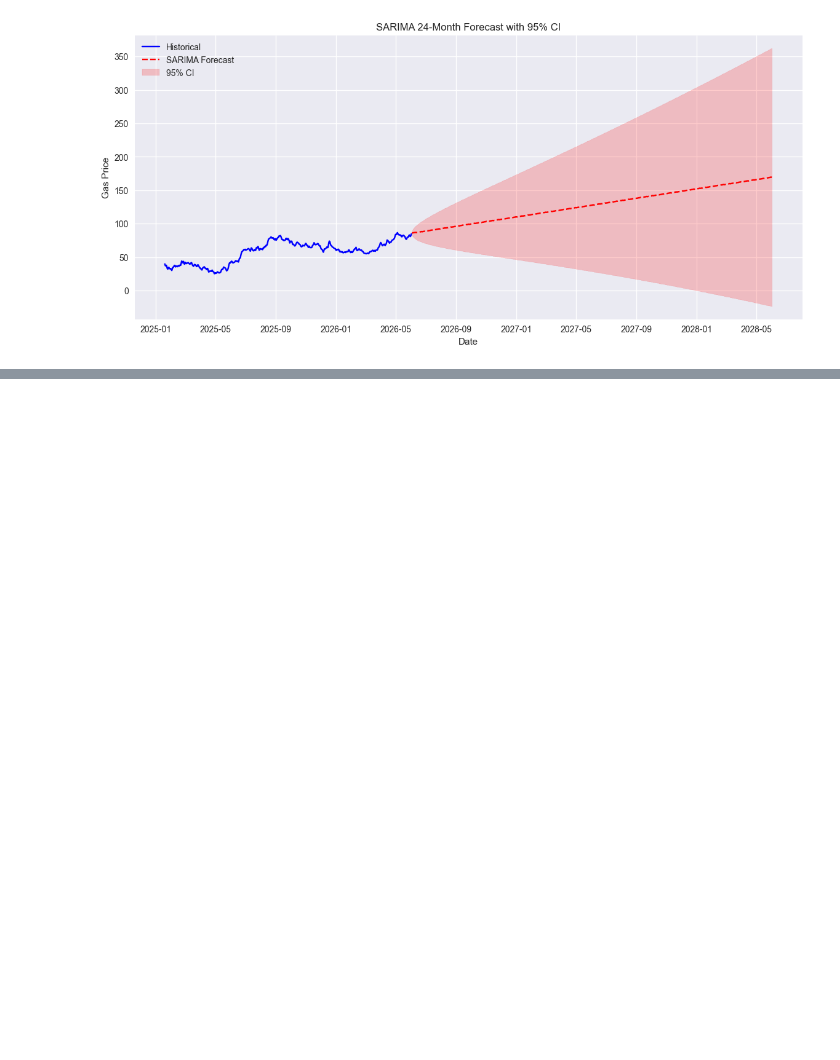
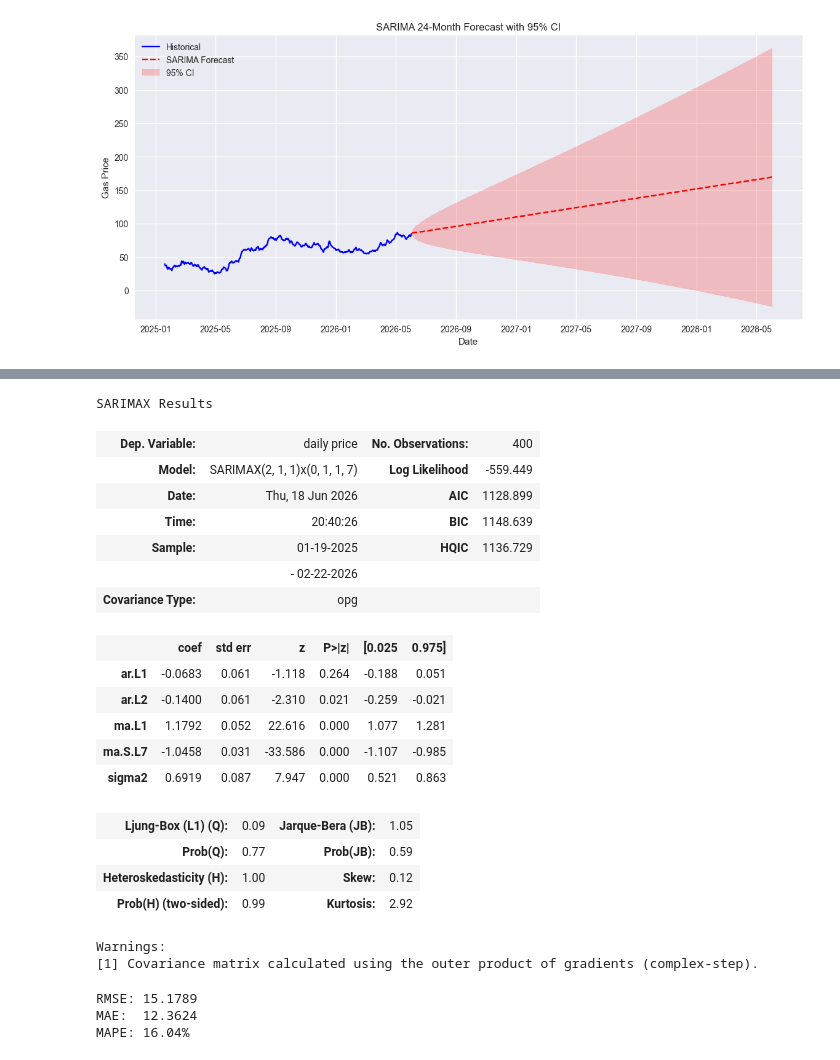
Before and after one commit to Revanth214214/gas_prices_forecasting, a Jupyter notebook: notebooks/04_sarimax.ipynb, the cells around one changed output, grey strips where cells are left out. Drawn from its saved outputs; the diff is of its cells as text; code cells hidden in the pictures; blank space fills up the shorter version.

```diff
--- a/notebooks/04_sarimax.ipynb
+++ b/notebooks/04_sarimax.ipynb
@@ -261,0 +306,36 @@ plot_sarima_future(df, sarima_future_forecast)
+# %%
+#sarimax results
+
+best_order = (2, 1, 1)
+best_seasonal = (0, 1, 1, 7)
+
+sarima_best = SARIMAX(
+    train_df["daily price"],
+    order=best_order,
+    seasonal_order=best_seasonal,
+    enforce_stationarity=False,
+    enforce_invertibility=False
+).fit(disp=False)
+
+sarima_best.summary()
+# %% [output]
+SARIMAX Results
+| Dep. Variable: | daily price | No. Observations: | 400 |
+| Model: | SARIMAX(2, 1, 1)x(0, 1, 1, 7) | Log Likelihood | -559.449 |
+| Date: | Thu, 18 Jun 2026 | AIC | 1128.899 |
+| Time: | 20:40:26 | BIC | 1148.639 |
+| Sample: | 01-19-2025 | HQIC | 1136.729 |
+|  | - 02-22-2026 |  |  |
+| Covariance Type: | opg |  |  |
+|  | coef | std err | z | P>|z| | [0.025 | 0.975] |
+| ar.L1 | -0.0683 | 0.061 | -1.118 | 0.264 | -0.188 | 0.051 |
+| ar.L2 | -0.1400 | 0.061 | -2.310 | 0.021 | -0.259 | -0.021 |
+| ma.L1 | 1.1792 | 0.052 | 22.616 | 0.000 | 1.077 | 1.281 |
+| ma.S.L7 | -1.0458 | 0.031 | -33.586 | 0.000 | -1.107 | -0.985 |
+| sigma2 | 0.6919 | 0.087 | 7.947 | 0.000 | 0.521 | 0.863 |
+| Ljung-Box (L1) (Q): | 0.09 | Jarque-Bera (JB): | 1.05 |
+| Prob(Q): | 0.77 | Prob(JB): | 0.59 |
+| Heteroskedasticity (H): | 1.00 | Skew: | 0.12 |
+| Prob(H) (two-sided): | 0.99 | Kurtosis: | 2.92 |
+Warnings:
+[1] Covariance matrix calculated using the outer product of gradients (complex-step).
@@ -261,0 +346,14 @@ plot_sarima_future(df, sarima_future_forecast)
+# %%
+#sarima test metrics
+
+rmse = np.sqrt(mean_squared_error(test_df["daily price"], sarima_pred_mean))
+mae = mean_absolute_error(test_df["daily price"], sarima_pred_mean)
+mape = np.mean(np.abs((test_df["daily price"] - sarima_pred_mean) / test_df["daily price"])) * 100
+
+print(f"RMSE: {rmse:.4f}")
+print(f"MAE:  {mae:.4f}")
+print(f"MAPE: {mape:.2f}%")
+# %% [output]
+RMSE: 15.1789
+MAE:  12.3624
+MAPE: 16.04%
```
Also changed, not shown: parts of 11 cells of this notebook, 3 other files.
